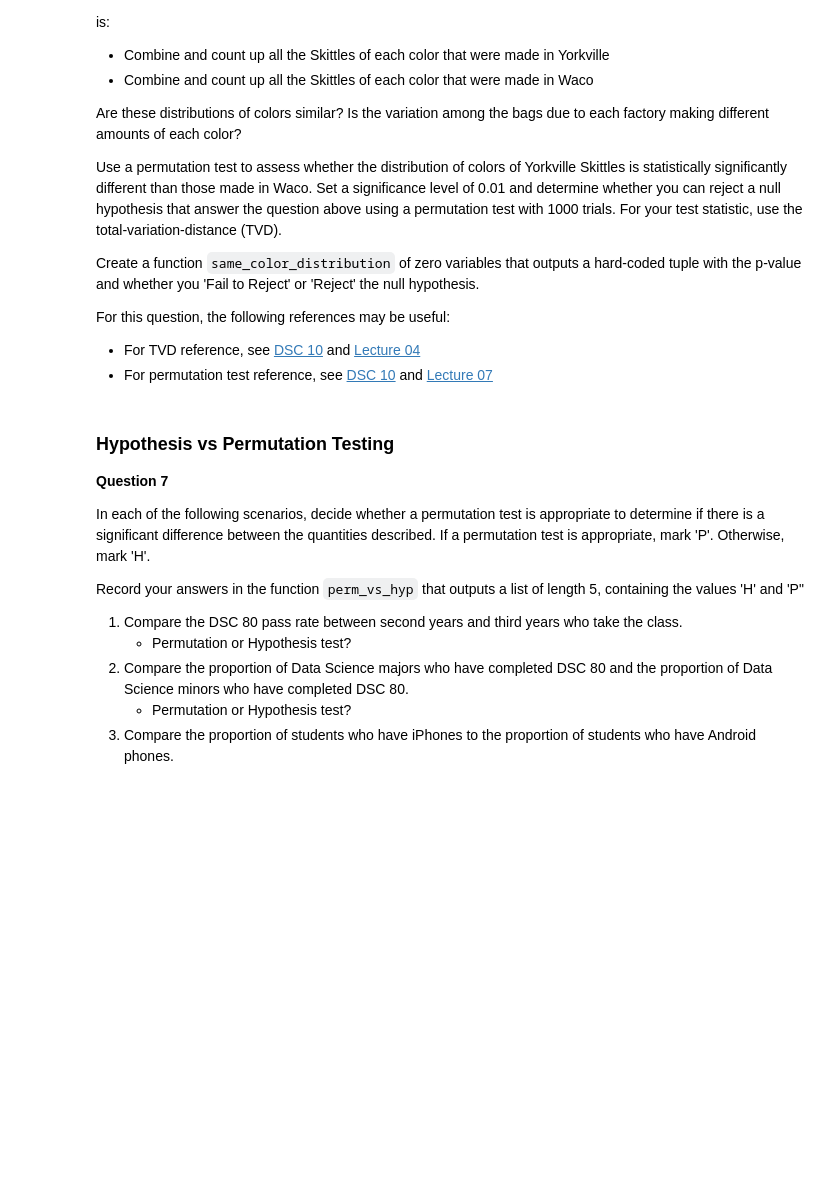
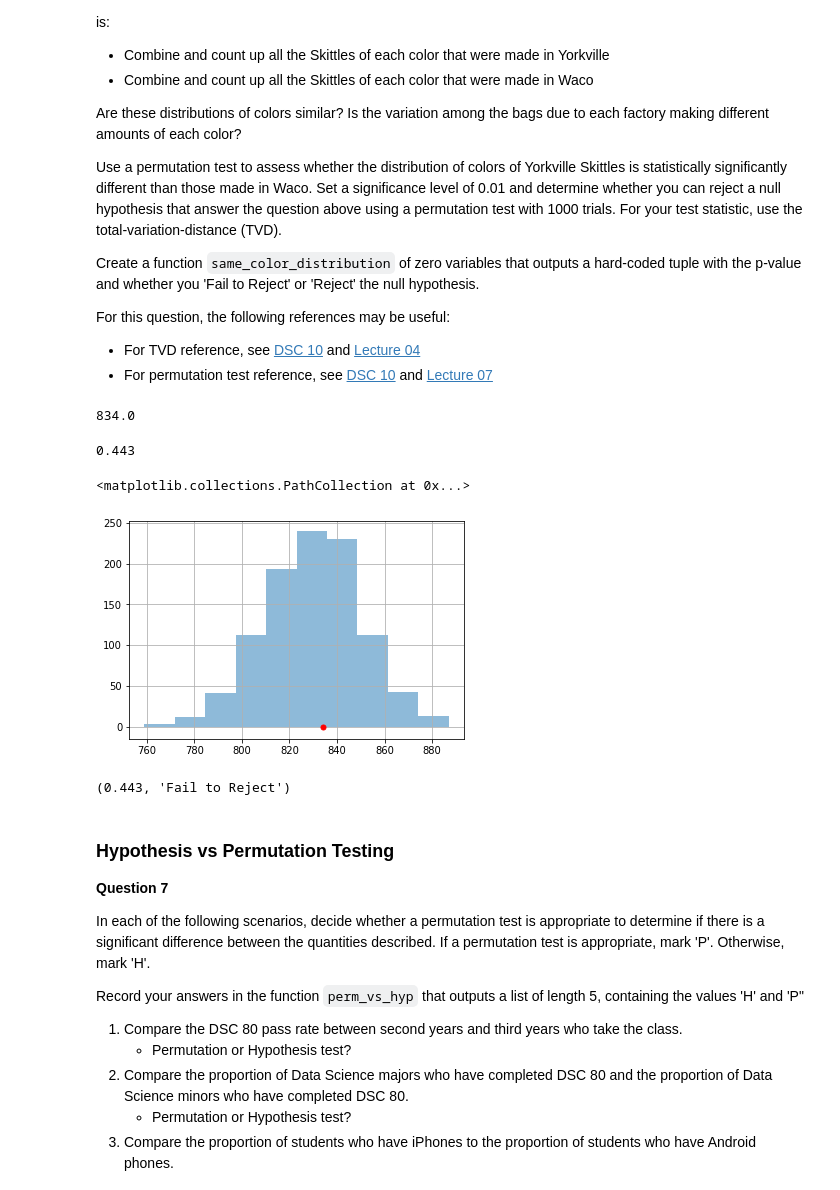
Before and after one commit to AECassAWei/dsc80-wi20, a Jupyter notebook: labs/lab04/lab04.ipynb, the cells around one changed output. Drawn from its saved outputs; the diff is of its cells as text; code cells hidden in the pictures; blank space fills up the shorter version.

```diff
--- a/labs/lab04/lab04.ipynb
+++ b/labs/lab04/lab04.ipynb
@@ -394,6 +409,46 @@ def total_variation_distance(dist1, dist2):
     '''Given two empirical distributions,
     both sorted with same categories, calculates the TVD'''
     return np.sum(np.abs(dist1 - dist2)) / 2
+# %%
+color_count = skittles.groupby('Factory').sum()
+obs = total_variation_distance(color_count.loc['Waco'], color_count.loc['Yorkville']) # 834
+obs
+# %% [output]
+834.0
+# %%
+skittles_color = skittles.copy() # Deep copy
+tvds = []
+for i in range(1000):
+    shuffled_cat = (
+        skittles_color['Factory']
+        .sample(replace=False, frac=1)
+        .reset_index(drop=True)
+    ) # Shuffle factory column
+
+    shuffled_fact = skittles_color.assign(**{'shuffled Factory': shuffled_cat}).drop(columns='Factory') # Assign to dataframe
+    # display(shuffled_fact)
+
+    color_counts = shuffled_fact.groupby('shuffled Factory').sum()
+    # display(color_counts)
+    # display(shuffled_fact[shuffled_fact['shuffled Factory']=='Waco'].sum())
+    test_stat = total_variation_distance(color_counts.loc['Waco'], color_counts.loc['Yorkville']) # Test statistic
+    tvds.append(test_stat) # Append to lst
+# %%
+# p-value
+np.count_nonzero(np.array(tvds) >= obs) / 1000
+# %% [output]
+0.443
+# %%
+pd.Series(tvds).hist(bins = 10, alpha = 0.5)
+plt.scatter(obs, 0, s=25, c='r', zorder=10)# tvds
+# %% [output]
+<matplotlib.collections.PathCollection at 0x...>
+[figure, added]
+# %%
+# Answer
+(0.443, 'Fail to Reject')
+# %% [output]
+(0.443, 'Fail to Reject')
 # %%
 # same_color_distribution
 def same_color_distribution():
```
Also changed, not shown: parts of 10 cells of this notebook, 3 other files.
